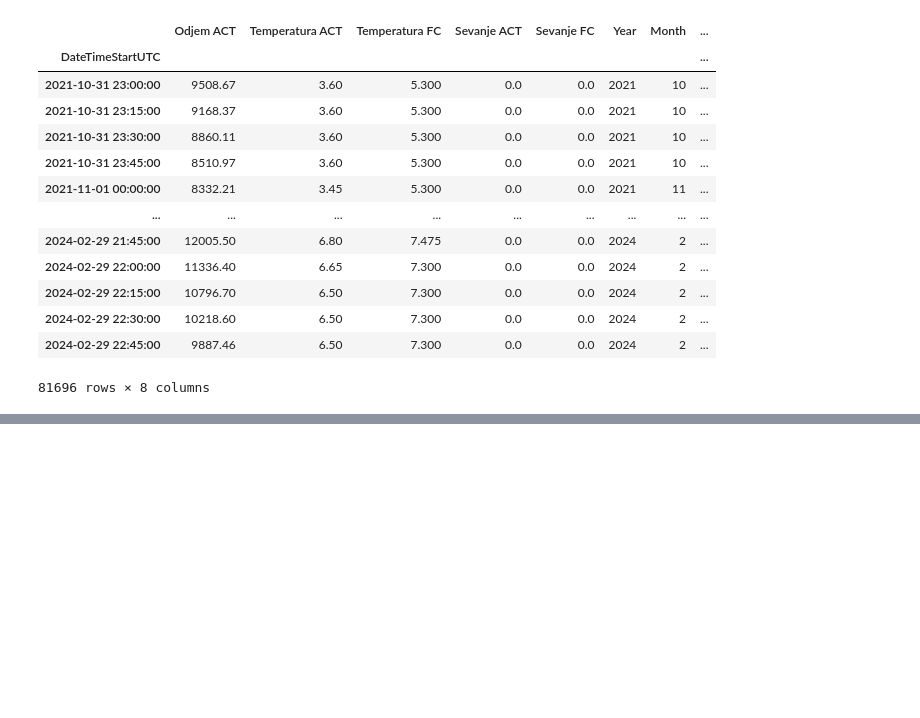
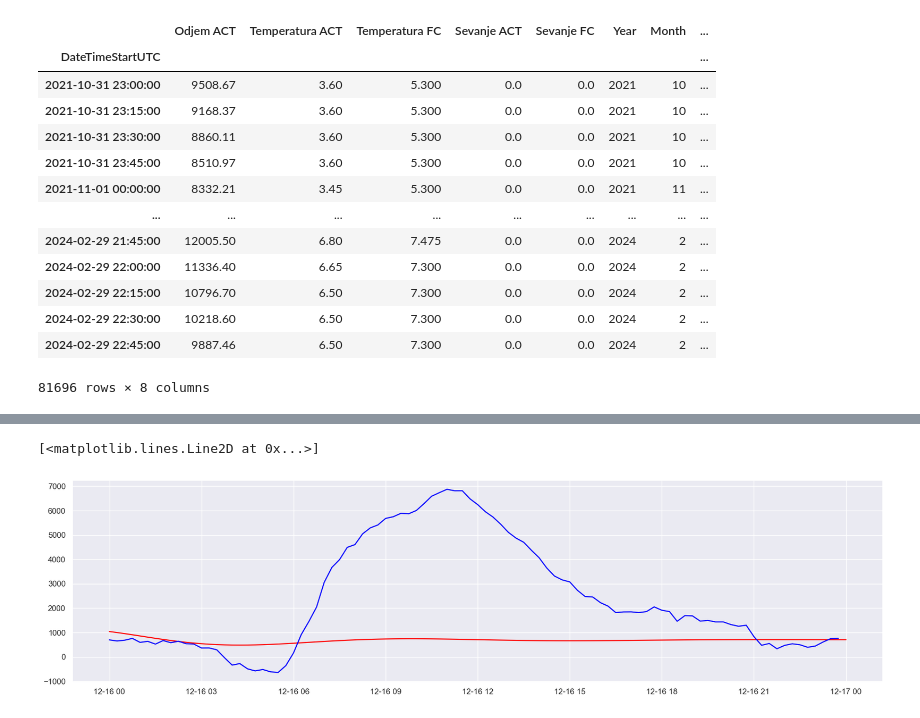
Before and after one commit to karolina-sa/Matematika-z-racunalnikom-projekt, a Jupyter notebook: modeli.ipynb, the cells around one changed output, grey strips where cells are left out. Saved outputs shown, nothing was run; the diff lists cells and outputs as text; code cells hidden in the pictures; blank space fills up the shorter version.

```diff
--- a/modeli.ipynb
+++ b/modeli.ipynb
@@ -73,0 +88,8 @@ NameError: name 'TimeSeriesData' is not defined
+# %%
+# diferenciramo:
+df_diff = podatki['Odjem ACT'].diff(periods = 96)
+# df_diff_2 = np.diff(df_diff, n = 1)
+# df_diff_3 = np.diff(df_diff_2, n = 1)
+
+train = df_diff['2023-01-01':'2023-12-15']
+test = df_diff['2023-12-16']
@@ -73,0 +103,3 @@ NameError: name 'TimeSeriesData' is not defined
+# %%
+ARIMA_pred = ARIMA_model_fit.get_prediction(start=len(train), end=(len(train) + len(test))).predicted_mean
+ARIMA_pred
@@ -73,0 +119,6 @@ NameError: name 'TimeSeriesData' is not defined
+# %%
+plt.plot(ARIMA_pred, color = 'red')
+plt.plot(test, color = 'blue')
+# %% [output]
+[<matplotlib.lines.Line2D at 0x...>]
+[figure, added]
```
Also changed, not shown: parts of 13 cells of this notebook, 2 other files.
